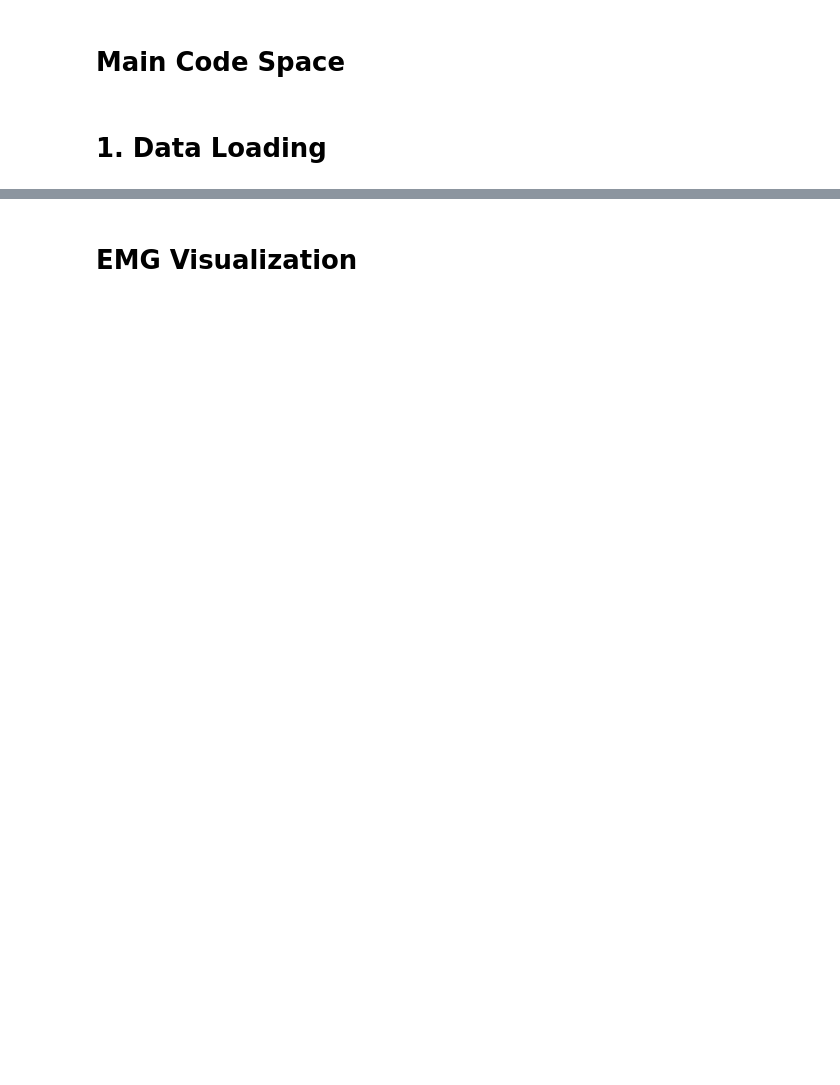
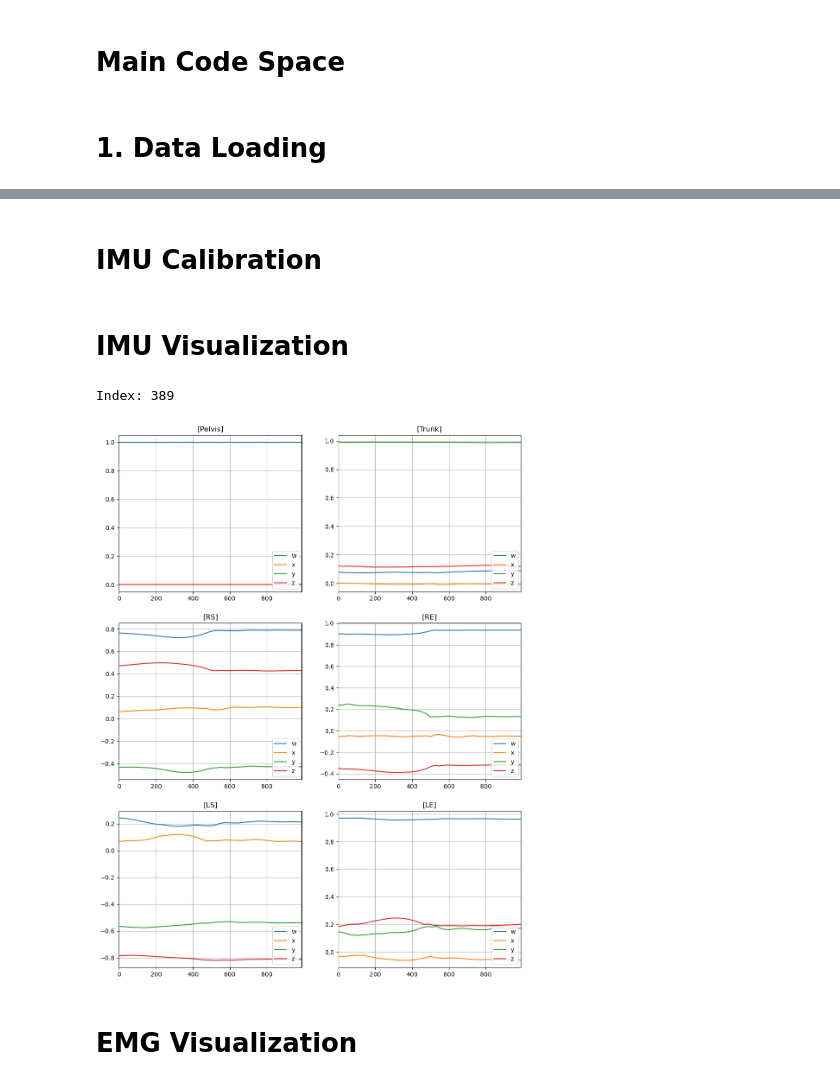
Before and after one commit to EXOLAB-Intention/Upperbody_NN, a Jupyter notebook: main.ipynb, the cells around one changed output, grey strips where cells are left out. Cells and saved outputs as stored; diff of their text form; code cells hidden in the pictures; blank space fills up the shorter version.

Commit message:
feat: 학습모델코드 구현
- IMU calibration 코드 추가
- IMU 6개 + EMG 8개로 학습 코드 구현

```diff
--- a/main.ipynb
+++ b/main.ipynb
@@ -35,0 +36,2 @@ Total Datasets: 680
+# %% [markdown]
+# IMU Calibration
@@ -36,3 +43,76 @@ Total Datasets: 680
+# %% [markdown]
+# IMU Visualization
+# %%
+import random
+idx = random.randint(0, dataset_num-1)    # Choose
+print(f"Index: {idx}\n")
+
+plt.figure(figsize=(12,16))
+
+plt.subplot(3, 2, 1)
+plt.plot(all_DS[idx]['time'], all_DS[idx]['imu5'][:, 0], label='w')
+plt.plot(all_DS[idx]['time'], all_DS[idx]['imu5'][:, 1], label='x')
+plt.plot(all_DS[idx]['time'], all_DS[idx]['imu5'][:, 2], label='y')
+plt.plot(all_DS[idx]['time'], all_DS[idx]['imu5'][:, 3], label='z')
+plt.xlim(all_DS[idx]['time'][0], all_DS[idx]['time'][-1])  # 필요시 여백 크기 조절 가능
+plt.title("[Pelvis]")
+plt.legend(loc='lower right')
+plt.grid(True)
+
+plt.subplot(3, 2, 2)
+plt.plot(all_DS[idx]['time'], all_DS[idx]['imu6'][:, 0], label='w')
+plt.plot(all_DS[idx]['time'], all_DS[idx]['imu6'][:, 1], label='x')
+plt.plot(all_DS[idx]['time'], all_DS[idx]['imu6'][:, 2], label='y')
+plt.plot(all_DS[idx]['time'], all_DS[idx]['imu6'][:, 3], label='z')
+plt.xlim(all_DS[idx]['time'][0], all_DS[idx]['time'][-1])  # 필요시 여백 크기 조절 가능
+plt.title("[Trunk]")
+plt.legend(loc='lower right')
+plt.grid(True)
+
+plt.subplot(3, 2, 3)
+plt.plot(all_DS[idx]['time'], all_DS[idx]['imu7'][:, 0], label='w')
+plt.plot(all_DS[idx]['time'], all_DS[idx]['imu7'][:, 1], label='x')
+plt.plot(all_DS[idx]['time'], all_DS[idx]['imu7'][:, 2], label='y')
+plt.plot(all_DS[idx]['time'], all_DS[idx]['imu7'][:, 3], label='z')
+plt.xlim(all_DS[idx]['time'][0], all_DS[idx]['time'][-1])  # 필요시 여백 크기 조절 가능
+plt.title("[RS]")
+plt.legend(loc='lower right')
+plt.grid(True)
+
+plt.subplot(3, 2, 4)
+plt.plot(all_DS[idx]['time'], all_DS[idx]['imu8'][:, 0], label='w')
+plt.plot(all_DS[idx]['time'], all_DS[idx]['imu8'][:, 1], label='x')
+plt.plot(all_DS[idx]['time'], all_DS[idx]['imu8'][:, 2], label='y')
+plt.plot(all_DS[idx]['time'], all_DS[idx]['imu8'][:, 3], label='z')
+plt.xlim(all_DS[idx]['time'][0], all_DS[idx]['time'][-1])  # 필요시 여백 크기 조절 가능
+plt.title("[RE]")
+plt.legend(loc='lower right')
+plt.grid(True)
+
+plt.subplot(3, 2, 5)
+plt.plot(all_DS[idx]['time'], all_DS[idx]['imu9'][:, 0], label='w')
+plt.plot(all_DS[idx]['time'], all_DS[idx]['imu9'][:, 1], label='x')
+plt.plot(all_DS[idx]['time'], all_DS[idx]['imu9'][:, 2], label='y')
+plt.plot(all_DS[idx]['time'], all_DS[idx]['imu9'][:, 3], label='z')
+plt.xlim(all_DS[idx]['time'][0], all_DS[idx]['time'][-1])  # 필요시 여백 크기 조절 가능
+plt.title("[LS]")
+plt.legend(loc='lower right')
+plt.grid(True)
+
+plt.subplot(3, 2, 6)
+plt.plot(all_DS[idx]['time'], all_DS[idx]['imu10'][:, 0], label='w')
+plt.plot(all_DS[idx]['time'], all_DS[idx]['imu10'][:, 1], label='x')
+plt.plot(all_DS[idx]['time'], all_DS[idx]['imu10'][:, 2], label='y')
+plt.plot(all_DS[idx]['time'], all_DS[idx]['imu10'][:, 3], label='z')
+plt.xlim(all_DS[idx]['time'][0], all_DS[idx]['time'][-1])  # 필요시 여백 크기 조절 가능
+plt.title("[LE]")
+plt.legend(loc='lower right')
+plt.grid(True)
+
+plt.show()
+# %% [output]
+Index: 389
+[figure, added]
 # %% [markdown]
 # EMG Visualization
 # %%
```
Also changed, not shown: parts of 9 cells of this notebook, 20 other files.
